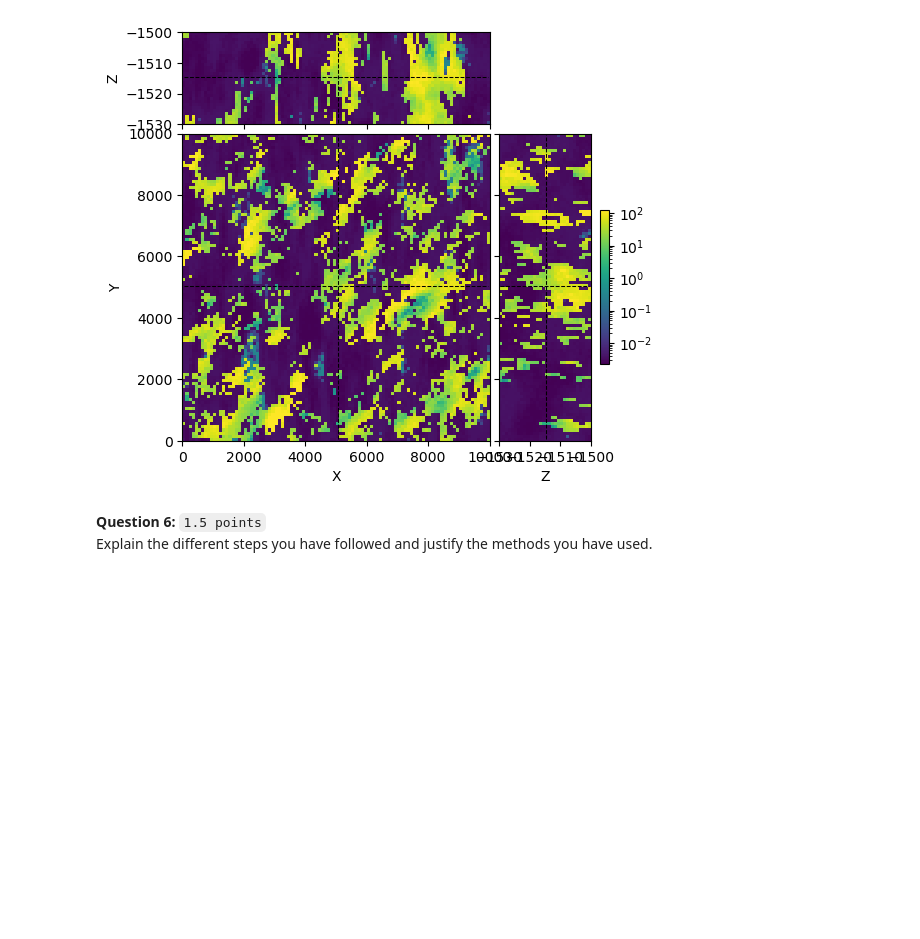
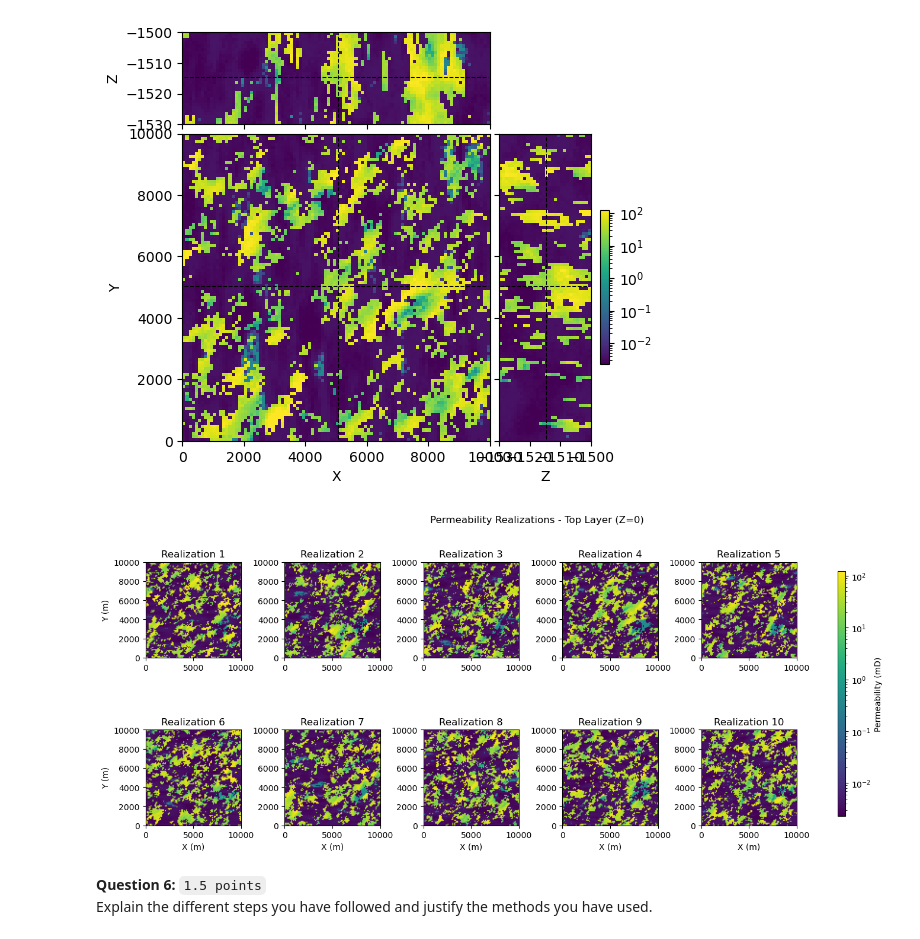
Before and after one commit to nandanajihha/Final-Assignment-Geomodelling, a Jupyter notebook: final-assignment.ipynb, the cells around one changed output. Drawn from its saved outputs; the diff is of its cells as text; code cells hidden in the pictures; blank space fills up the shorter version.

```diff
--- a/final-assignment.ipynb
+++ b/final-assignment.ipynb
@@ -927,6 +947,26 @@ grid['Permeability'].values[grid['Facies'] == 1] = grid['Permeability_1'].values
 plot_3d_slices(grid['Permeability'], 0, use_log=True)
 # %% [output]
 [figure]
+# %%
+# Visualizing 10 permeability realizations - Top Layer (Z=0)
+fig, axes = plt.subplots(2, 5, figsize=(15, 6))
+axes = axes.flatten()
+
+for i in range(10):
+    permeability_slice = grid['Permeability'][i, :, :, 0].values
+    im = axes[i].imshow(permeability_slice, cmap='viridis', origin='lower',
+                        extent=[0, 10000, 0, 10000], norm=mcolors.LogNorm())
+    axes[i].set_title(f'Realization {i+1}')
+    axes[i].set_xlabel('X (m)') if i >= 5 else None
+    axes[i].set_ylabel('Y (m)') if i % 5 == 0 else None
+
+plt.tight_layout()
+plt.suptitle('Permeability Realizations - Top Layer (Z=0)', y=1.02)
+cbar = fig.colorbar(im, ax=axes, shrink=0.8, aspect=30)
+cbar.set_label('Permeability (mD)')
+plt.show()
+# %% [output]
+[figure, added]
 # %% [markdown]
 **Question 6:** `1.5 points`
 Explain the different steps you have followed and justify the methods you have used.
```
Also changed, not shown: parts of 2 cells of this notebook.
